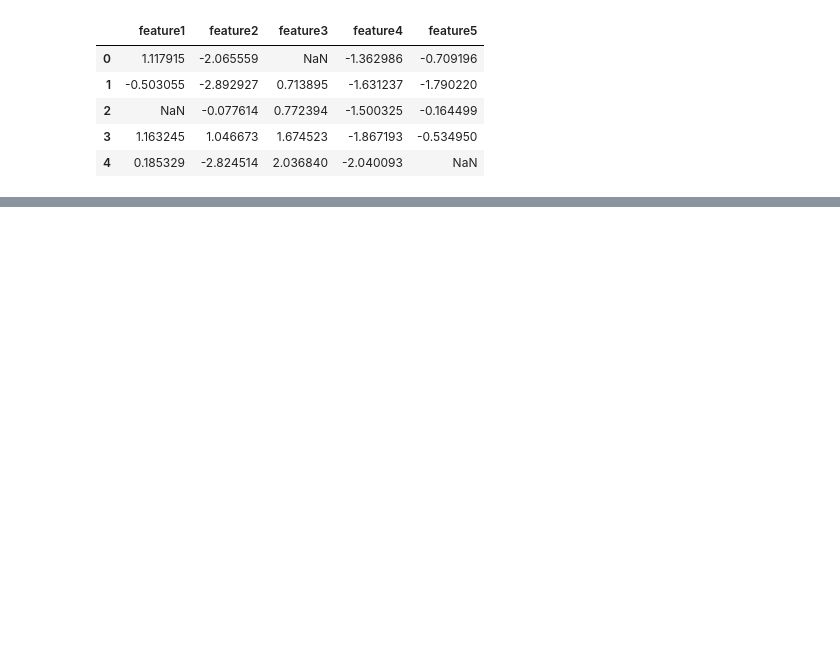
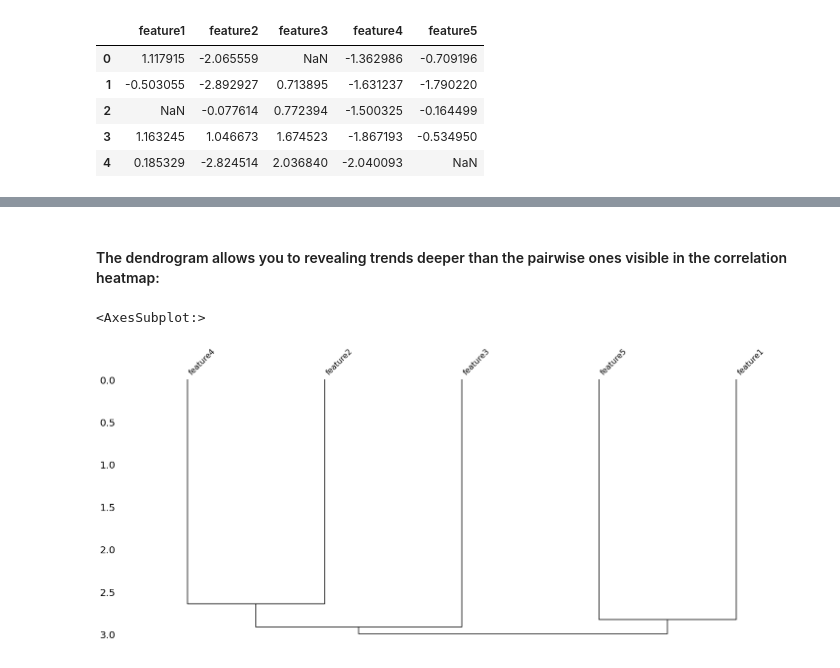
Before and after one commit to HSEDataAnalysis/LAB1_EDA, a Jupyter notebook: main.ipynb, the cells around one changed output, grey strips where cells are left out. Cells and saved outputs as stored; diff of their text form; code cells hidden in the pictures; blank space fills up the shorter version.

```diff
--- a/main.ipynb
+++ b/main.ipynb
@@ -14,0 +64,7 @@ df.head()
+# %% [markdown]
+#### The dendrogram allows you to  revealing trends deeper than the pairwise ones visible in the correlation heatmap:
+# %%
+msno.dendrogram(df)
+# %% [output]
+<AxesSubplot:>
+[figure, added]
```
Also changed, not shown: parts of 9 cells of this notebook, 1 other file.
